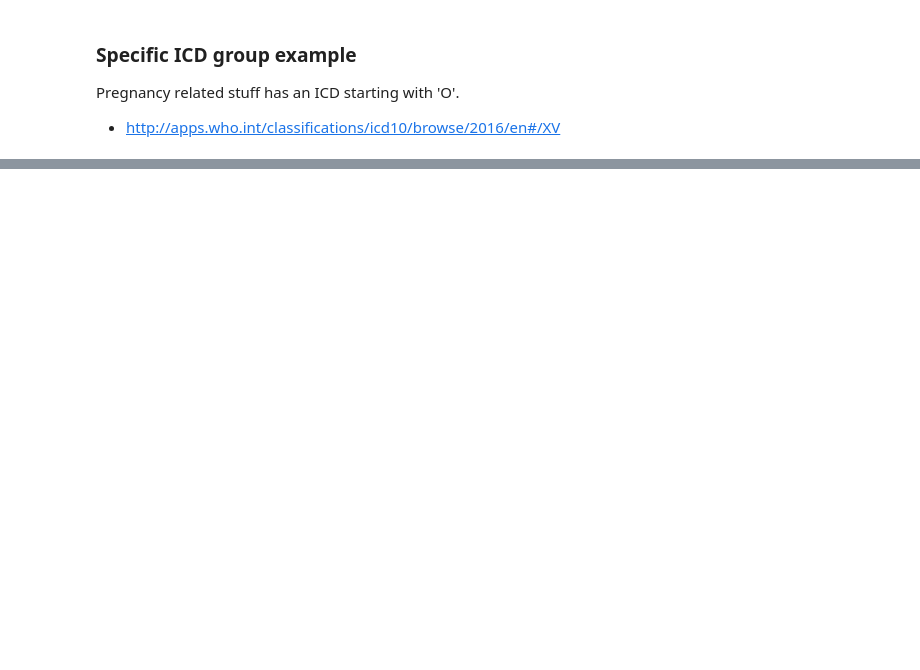
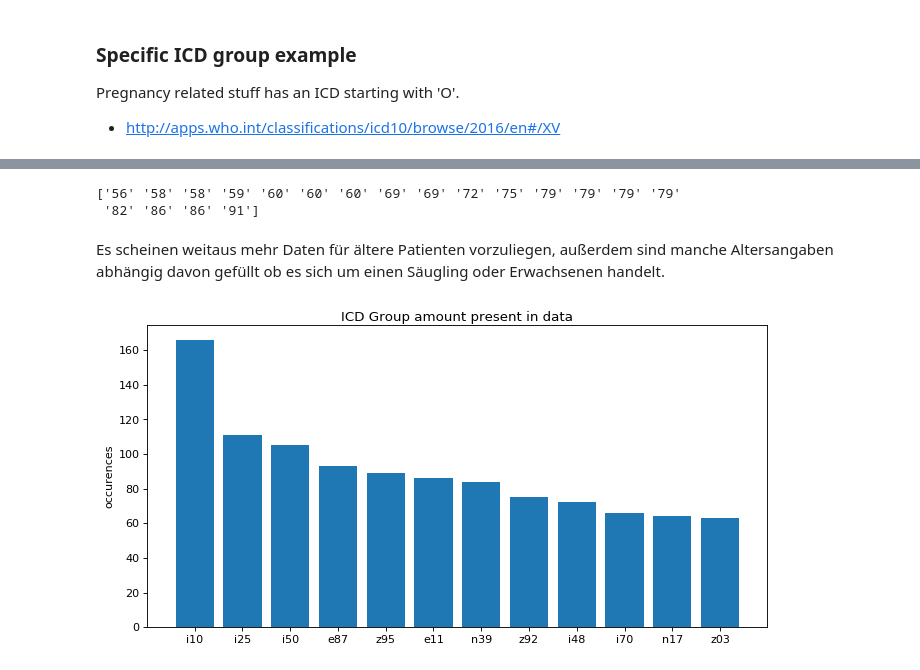
Before and after one commit to IngaIbs/mia, a Jupyter notebook: sql_examples.ipynb, the cells around one changed output, grey strips where cells are left out. Cells and saved outputs as stored; diff of their text form; code cells hidden in the pictures; blank space fills up the shorter version.

```diff
--- a/sql_examples.ipynb
+++ b/sql_examples.ipynb
@@ -47,0 +64,40 @@ plt.hist([row[0] for row in data], 20);
+# %%
+c = db.cursor()
+c.execute('''
+    SELECT alter_in_jahren_am_aufnahmetag, icd_kode, icd_3stellig_klarname
+    FROM records LEFT OUTER JOIN icd USING (pat_neu)
+    WHERE alter_in_jahren_am_aufnahmetag > 50
+    AND icd_3stellig IN ("G47","N28")
+    ORDER BY alter_in_jahren_am_aufnahmetag
+''')
+data = np.asarray(c.fetchall())
+
+print(data[:,0])
+# %% [output]
+['56' '58' '58' '59' '60' '60' '60' '69' '69' '72' '75' '79' '79' '79' '79'
+ '82' '86' '86' '91']
+# %% [markdown]
+Es scheinen weitaus mehr Daten für ältere Patienten vorzuliegen, außerdem sind manche Altersangaben abhängig davon gefüllt ob es sich um einen Säugling oder Erwachsenen handelt.
+# %%
+c = db.cursor()
+c.execute('''
+    SELECT DISTINCT char, count(char) as anz
+    FROM (
+        SELECT lower(substr(icd_3stellig,1,3)) as char
+        FROM icd
+    )
+    GROUP BY char
+    ORDER BY anz desc
+    LIMIT 12
+''')
+data = c.fetchall()
+ind = np.arange(len(data))
+fig = plt.figure(figsize=(10, 5), dpi= 80, facecolor='w', edgecolor='k')
+ax = plt.gca()
+ax.bar(ind, [row[1] for row in data])
+ax.set_ylabel('occurences')
+ax.set_title('ICD Group amount present in data')
+ax.set_xticks(ind + .4)
+ax.set_xticklabels(row[0] for row in data);
+# %% [output]
+[figure, added]
```
Also changed, not shown: parts of 4 cells of this notebook, 1 other file.
